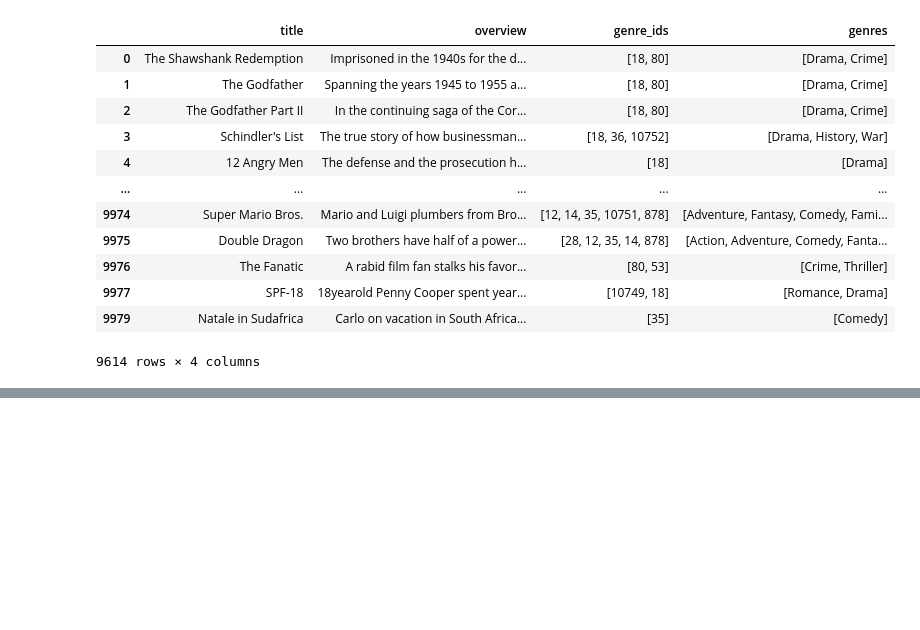
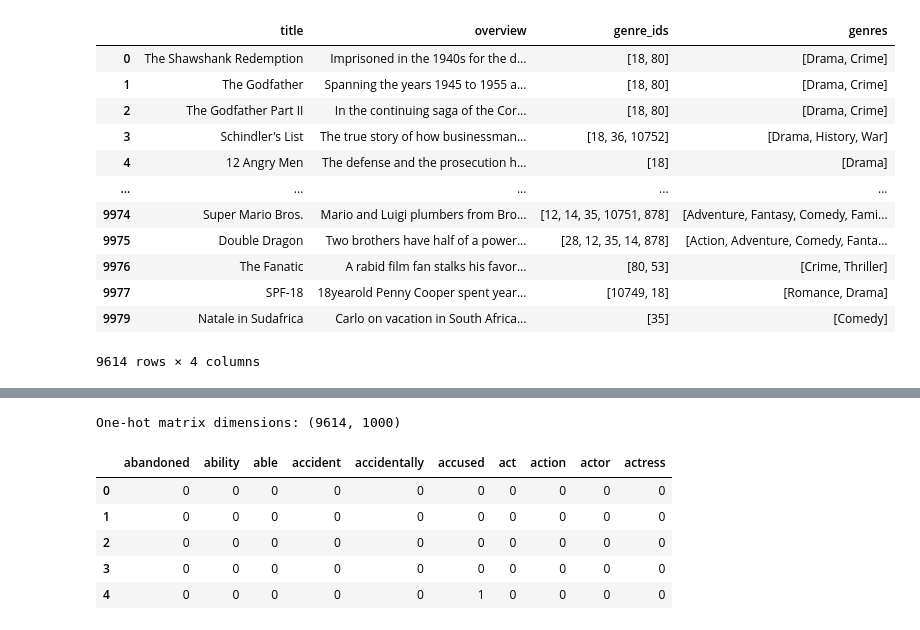
Before and after one commit to LucasPires2807/nlp-genre-classification, a Jupyter notebook: data_processing.ipynb, the cells around one changed output, grey strips where cells are left out. Drawn from its saved outputs; the diff is of its cells as text; code cells hidden in the pictures; blank space fills up the shorter version.

```diff
--- a/data_processing.ipynb
+++ b/data_processing.ipynb
@@ -121,8 +209,8 @@ def remove_punctuation(text):
     return re.sub(r'[^\w\s]', '', text)
 
 
-df["overview"] = df["overview"].apply(remove_punctuation)
-df["overview"] = df["overview"].apply(remove_extra_spaces)
+df_movies["overview"] = df_movies["overview"].apply(remove_punctuation)
+df_movies["overview"] = df_movies["overview"].apply(remove_extra_spaces)
 # %% [markdown]
 The graph shows the distribution of overviews lentghs, there is a dense occurrence around 25 count of words, meaning that the texts are not long.
 # %%
@@ -223,10 +327,10 @@ print(titulos_duplicados)
 
 [688 rows x 3 columns]
 # %%
-#as duplicatas correspondiam a menos de 5% do dataset, decidi removê-las
-df_clean = df.drop_duplicates(subset=['title'])
-df_clean = df_clean.drop_duplicates(subset=['overview'])
-df_clean
+#removing duplicates
+movies_clean = df_movies.drop_duplicates(subset=['title'])
+movies_clean = movies_clean.drop_duplicates(subset=['overview'])
+movies_clean
 # %% [output]
 |  | title | overview | genre_ids |
 | 0 | The Shawshank Redemption | Imprisoned in the 1940s for the d... | [18, 80] |
@@ -251,9 +355,9 @@ def parse_genre_ids_alternative(x):
     ids = re.findall(r'\d+', str(x))
     return [id_name_map[int(id)] for id in ids if int(id) in id_name_map]
 
-df_clean['genres'] = df_clean['genre_ids'].apply(parse_genre_ids_alternative)
+movies_clean['genres'] = movies_clean['genre_ids'].apply(parse_genre_ids_alternative)
 
-df_clean
+movies_clean
 # %% [output]
 |  | title | overview | genre_ids | genres |
 | 0 | The Shawshank Redemption | Imprisoned in the 1940s for the d... | [18, 80] | [Drama, Crime] |
@@ -302,11 +389,5 @@ Here we can see that the removal of stopwords make the data less noisy, but it n
 # %%
-import nltk
-from nltk.corpus import stopwords
-from nltk.stem import WordNetLemmatizer
 import string
-
-nltk.download('stopwords')
-nltk.download('wordnet')
 
 stop_words = set(stopwords.words('english')) | set(stop_words_spacy)
 lemmatizer = WordNetLemmatizer()
@@ -318,5 +399,5 @@ def clean_text(text):
     tokens = [lemmatizer.lemmatize(word) for word in tokens if word not in stop_words]
     return ' '.join(tokens)
 
-df_clean['cleaned_overview'] = df_clean['overview'].apply(clean_text)
-most_frequent_words(df_clean["cleaned_overview"], 40)
+movies_clean['cleaned_overview'] = movies_clean['overview'].apply(clean_text)
+most_frequent_words(movies_clean["cleaned_overview"], 40)
@@ -410,0 +404,17 @@ F-score is ill-defined and being set to 0.0 in samples with no true nor predicte
+# %%
+
+count_vec = CountVectorizer(binary=True, max_features=1000)
+
+X_count = count_vec.fit_transform(movies_clean['cleaned_overview'])
+
+count_df = pd.DataFrame(X_count.toarray(), columns=count_vec.get_feature_names_out())
+print("One-hot matrix dimensions:", X_count.shape)
+display(count_df.iloc[:5, :10])
+# %% [output]
+One-hot matrix dimensions: (9614, 1000)
+|  | abandoned | ability | able | accident | accidentally | accused | act | action | actor | actress |
+| 0 | 0 | 0 | 0 | 0 | 0 | 0 | 0 | 0 | 0 | 0 |
+| 1 | 0 | 0 | 0 | 0 | 0 | 0 | 0 | 0 | 0 | 0 |
+| 2 | 0 | 0 | 0 | 0 | 0 | 0 | 0 | 0 | 0 | 0 |
+| 3 | 0 | 0 | 0 | 0 | 0 | 0 | 0 | 0 | 0 | 0 |
+| 4 | 0 | 0 | 0 | 0 | 0 | 1 | 0 | 0 | 0 | 0 |
```
Also changed, not shown: parts of 25 cells of this notebook, 1 other file.
